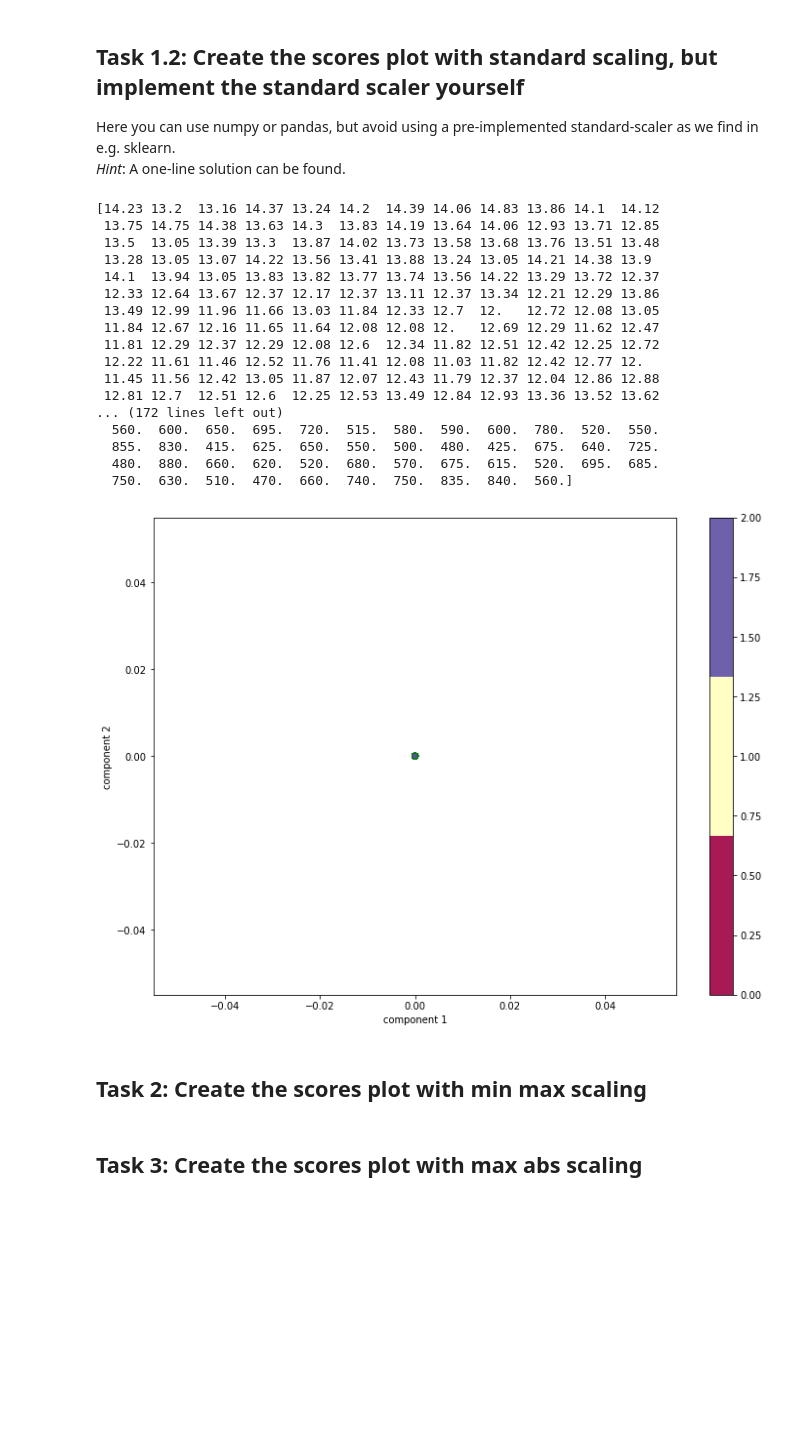
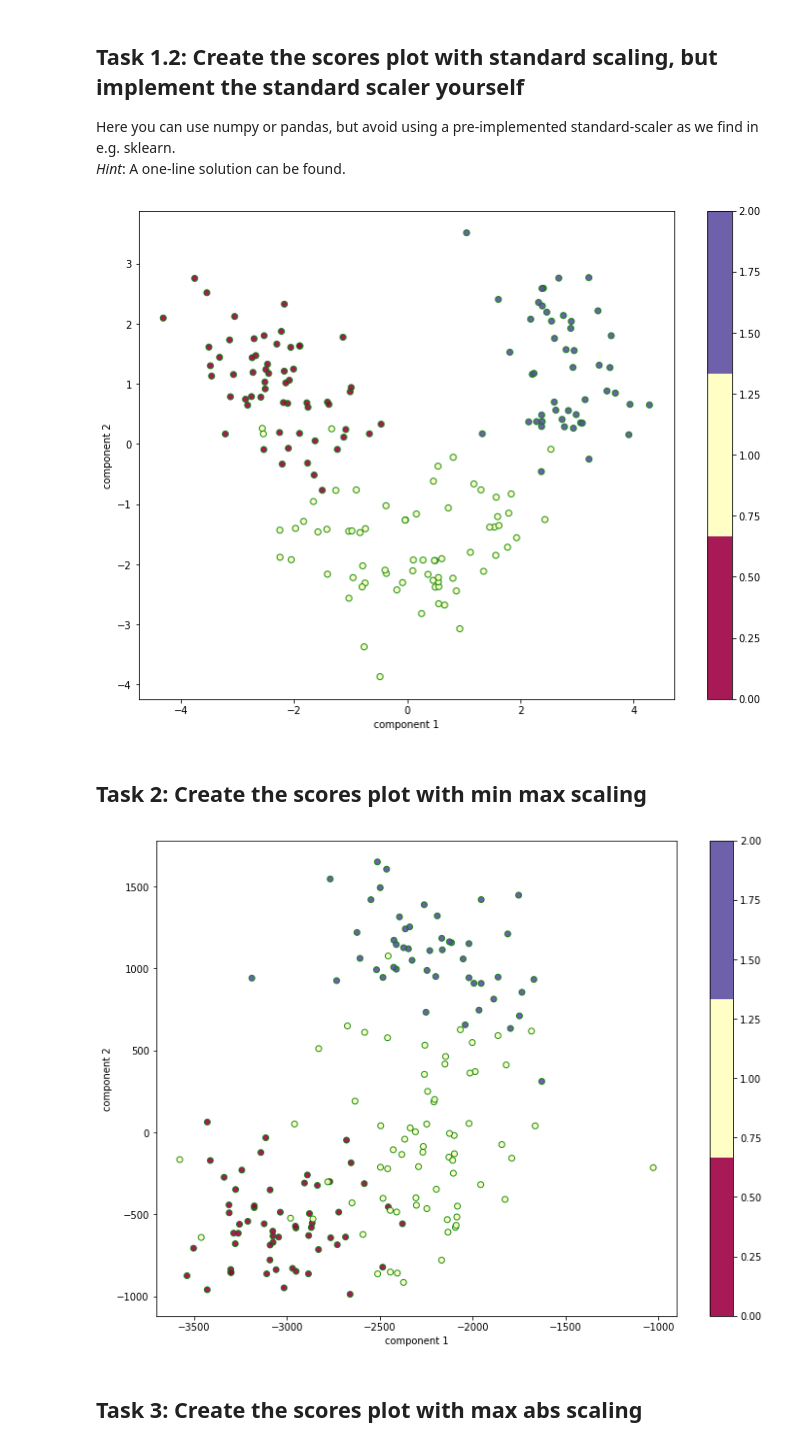
Before and after one commit to chrstrom/TTK4260, a Jupyter notebook: assignment_04_PCA_scaling.ipynb, the cells around one changed output. Saved outputs shown, nothing was run; the diff lists cells and outputs as text; code cells hidden in the pictures; blank space fills up the shorter version.

Commit message:
finish scaling plots
Signed-off-by: Christopher Strøm <detoxte@gmail.com>

```diff
--- a/assignment_04_PCA_scaling.ipynb
+++ b/assignment_04_PCA_scaling.ipynb
@@ -77,40 +77,17 @@ Here you can use numpy or pandas, but avoid using a pre-implemented standard-sca
 # %%
 # Scaling by removing the mean and dividing by the standard deviation of X
 # Each column is a feature, 13 features total
+# One-line equivalent: X_std = np.array([(X[:, col] - np.mean(X[:, col])) / np.std(X[:, col]) for col in range(X.shape[1])])
 
-#X_standard_m = (X - np.mean(X)) / np.std(X)
 X_standard_m = np.zeros_like(X)
-rows = X_standard_m.shape[0]
-cols = X_standard_m.shape[1]
+for col in range(X_standard_m.shape[1]):
+    X_col = X[:, col]
+    X_standard_m[:, col] = (X_col - np.mean(X_col)) / np.std(X_col)
 
-for col in range(cols):
-    X_col = X[:, col]
-    mu = np.mean(X_col)
-    std = np.std(X_col)
-
-    X_standard_m[:, col] =
 T, _, _ = PCA(X_standard_m)
 
-
 plot_scores(T)
 # %% [output]
-[14.23 13.2  13.16 14.37 13.24 14.2  14.39 14.06 14.83 13.86 14.1  14.12
- 13.75 14.75 14.38 13.63 14.3  13.83 14.19 13.64 14.06 12.93 13.71 12.85
- 13.5  13.05 13.39 13.3  13.87 14.02 13.73 13.58 13.68 13.76 13.51 13.48
- 13.28 13.05 13.07 14.22 13.56 13.41 13.88 13.24 13.05 14.21 14.38 13.9
- 14.1  13.94 13.05 13.83 13.82 13.77 13.74 13.56 14.22 13.29 13.72 12.37
- 12.33 12.64 13.67 12.37 12.17 12.37 13.11 12.37 13.34 12.21 12.29 13.86
- 13.49 12.99 11.96 11.66 13.03 11.84 12.33 12.7  12.   12.72 12.08 13.05
- 11.84 12.67 12.16 11.65 11.64 12.08 12.08 12.   12.69 12.29 11.62 12.47
- 11.81 12.29 12.37 12.29 12.08 12.6  12.34 11.82 12.51 12.42 12.25 12.72
- 12.22 11.61 11.46 12.52 11.76 11.41 12.08 11.03 11.82 12.42 12.77 12.
- 11.45 11.56 12.42 13.05 11.87 12.07 12.43 11.79 12.37 12.04 12.86 12.88
- 12.81 12.7  12.51 12.6  12.25 12.53 13.49 12.84 12.93 13.36 13.52 13.62
-... (172 lines left out)
-  560.  600.  650.  695.  720.  515.  580.  590.  600.  780.  520.  550.
-  855.  830.  415.  625.  650.  550.  500.  480.  425.  675.  640.  725.
-  480.  880.  660.  620.  520.  680.  570.  675.  615.  520.  695.  685.
-  750.  630.  510.  470.  660.  740.  750.  835.  840.  560.]
-[figure, old version]
+[figure, new version]
 # %% [markdown]
 ## Task 2: Create the scores plot with min max scaling
@@ -119,2 +94,11 @@ plot_scores(T)
+# %%
+X_std = (X - np.min(X, axis=0)) / (np.max(X, axis=0) - np.min(X, axis=0))
+X_scale = (np.max(X) - np.min(X)) + np.min(X)
+X_minmax_m = X_scale * X_std
+
+T, _, _ = PCA(X_minmax_m)
+plot_scores(T)
+# %% [output]
+[figure, added]
 # %% [markdown]
 ## Task 3: Create the scores plot with max abs scaling
```
Also changed, not shown: parts of 3 cells of this notebook.
